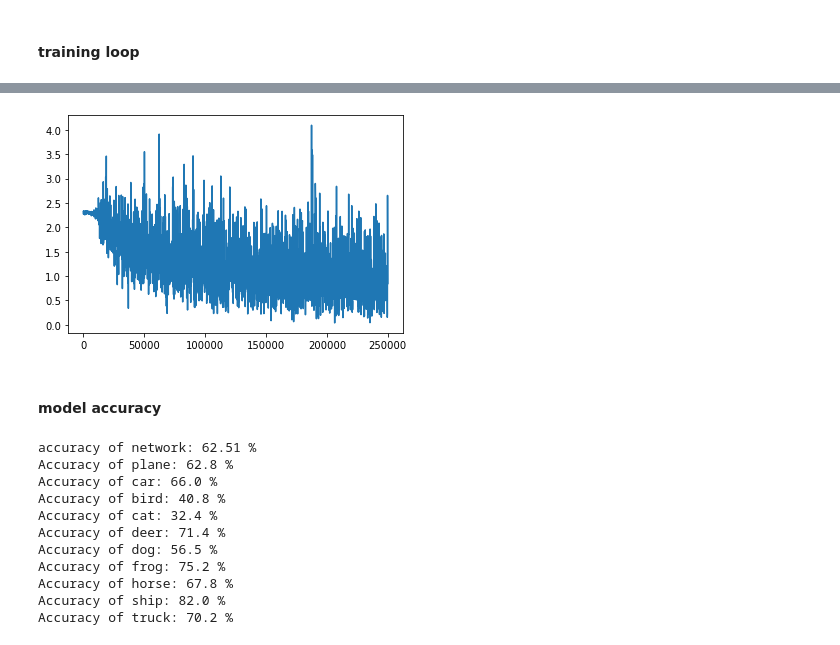
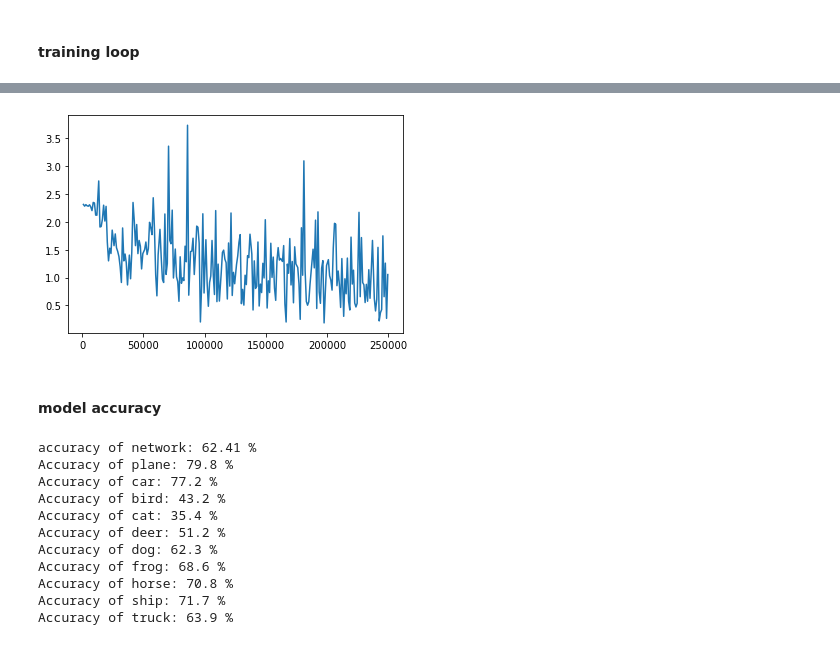
Before and after one commit to sakinkirti/pytorch-tutorial, a Jupyter notebook: pytorch_tutorial.ipynb, the cells around one changed output, grey strips where cells are left out. Saved outputs shown, nothing was run; the diff lists cells and outputs as text; code cells hidden in the pictures.

```diff
--- a/pytorch_tutorial.ipynb
+++ b/pytorch_tutorial.ipynb
@@ -1146,6 +1146,11 @@ for epoch in range(num_epochs):
         # backward pass
         optimizer.zero_grad()
         loss.backward()
+
+        # gradient clipping
+        nn.utils.clip_grad_value_(model.parameters(), clip_value=2.0)
+
+        # optimization
         optimizer.step()
 
         # print some data
@@ -1153,7 +1158,7 @@ for epoch in range(num_epochs):
             print(f'epoch: {epoch+1}/{num_epochs}, loss: {loss.item():.4f}')
 
         # gather some data to plot
-        if (i+1) % 100 == 0:
+        if (i+1) % 1000 == 0:
             timestep.append( (i+1)+(epoch*n_total_steps) )
             losses.append(loss.item())
 
@@ -1184,4 +1189,4 @@ epoch: 20/20, loss: 0.8449
-[figure, old version]
+[figure, new version]
 # %% [markdown]
 #### model accuracy
 # %%
@@ -1222,14 +1227,14 @@ with torch.no_grad():
         acc = 100.0 * n_class_correct[i] / n_class_samples[i]
         print(f'Accuracy of {classes[i]}: {acc} %')
 # %% [output]
-accuracy of network: 62.51 %
-Accuracy of plane: 62.8 %
-Accuracy of car: 66.0 %
-Accuracy of bird: 40.8 %
-Accuracy of cat: 32.4 %
-Accuracy of deer: 71.4 %
-Accuracy of dog: 56.5 %
-Accuracy of frog: 75.2 %
-Accuracy of horse: 67.8 %
-Accuracy of ship: 82.0 %
-Accuracy of truck: 70.2 %
+accuracy of network: 62.41 %
+Accuracy of plane: 79.8 %
+Accuracy of car: 77.2 %
+Accuracy of bird: 43.2 %
+Accuracy of cat: 35.4 %
+Accuracy of deer: 51.2 %
+Accuracy of dog: 62.3 %
+Accuracy of frog: 68.6 %
+Accuracy of horse: 70.8 %
+Accuracy of ship: 71.7 %
+Accuracy of truck: 63.9 %
```
Also changed, not shown: parts of 1 cell of this notebook.
